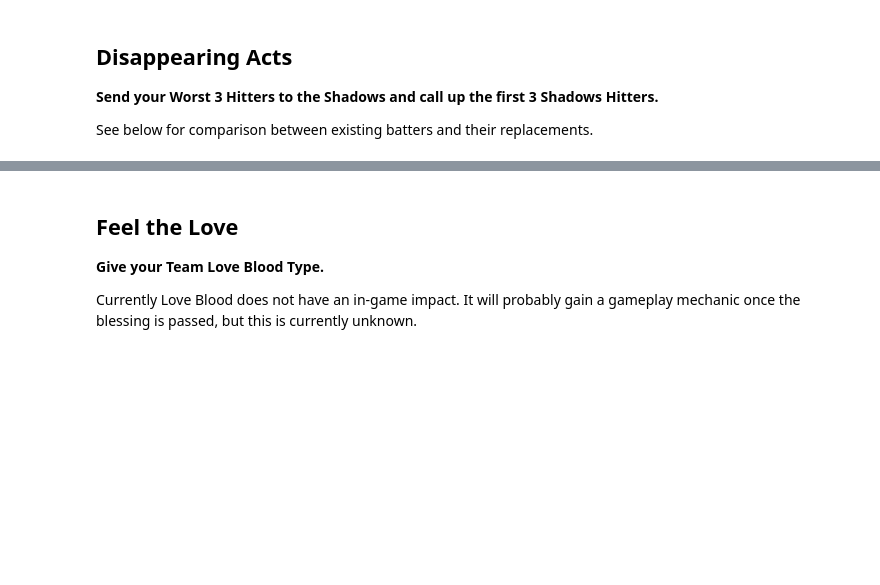
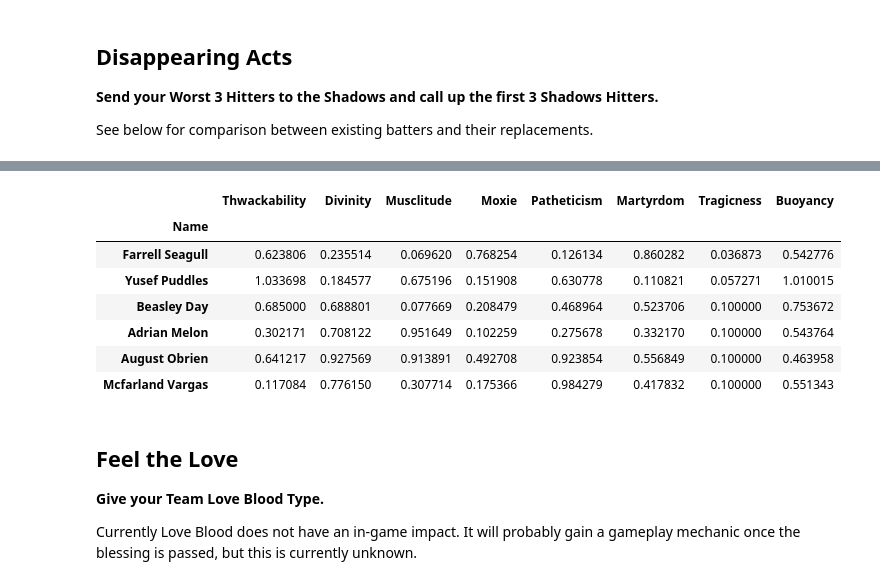
Before and after one commit to robbyblum/blaseball_notebooks, a Jupyter notebook: s9.ipynb, the cells around one changed output, grey strips where cells are left out. Saved outputs shown, nothing was run; the diff lists cells and outputs as text; code cells hidden in the pictures; blank space fills up the shorter version.

```diff
--- a/s9.ipynb
+++ b/s9.ipynb
@@ -126,8 +208,17 @@ table
 # %%
 # Batting Stlat Comparison
-table = TableDisplay(get_batting_stlats(DA_old + DA_new))
+table = get_batting_stlats(DA_old + DA_new)
 table = set_heatmap(table, maxVal=1)
 table
+# %% [output]
+|  | Thwackability | Divinity | Musclitude | Moxie | Patheticism | Martyrdom | Tragicness | Buoyancy |
+| Name |  |  |  |  |  |  |  |  |
+| Farrell Seagull | 0.623806 | 0.235514 | 0.069620 | 0.768254 | 0.126134 | 0.860282 | 0.036873 | 0.542776 |
+| Yusef Puddles | 1.033698 | 0.184577 | 0.675196 | 0.151908 | 0.630778 | 0.110821 | 0.057271 | 1.010015 |
+| Beasley Day | 0.685000 | 0.688801 | 0.077669 | 0.208479 | 0.468964 | 0.523706 | 0.100000 | 0.753672 |
+| Adrian Melon | 0.302171 | 0.708122 | 0.951649 | 0.102259 | 0.275678 | 0.332170 | 0.100000 | 0.543764 |
+| August Obrien | 0.641217 | 0.927569 | 0.913891 | 0.492708 | 0.923854 | 0.556849 | 0.100000 | 0.463958 |
+| Mcfarland Vargas | 0.117084 | 0.776150 | 0.307714 | 0.175366 | 0.984279 | 0.417832 | 0.100000 | 0.551343 |
 # %% [markdown]
 ## Feel the Love
 **Give your Team Love Blood Type.**
```
Also changed, not shown: parts of 31 cells of this notebook, 5 other files.
